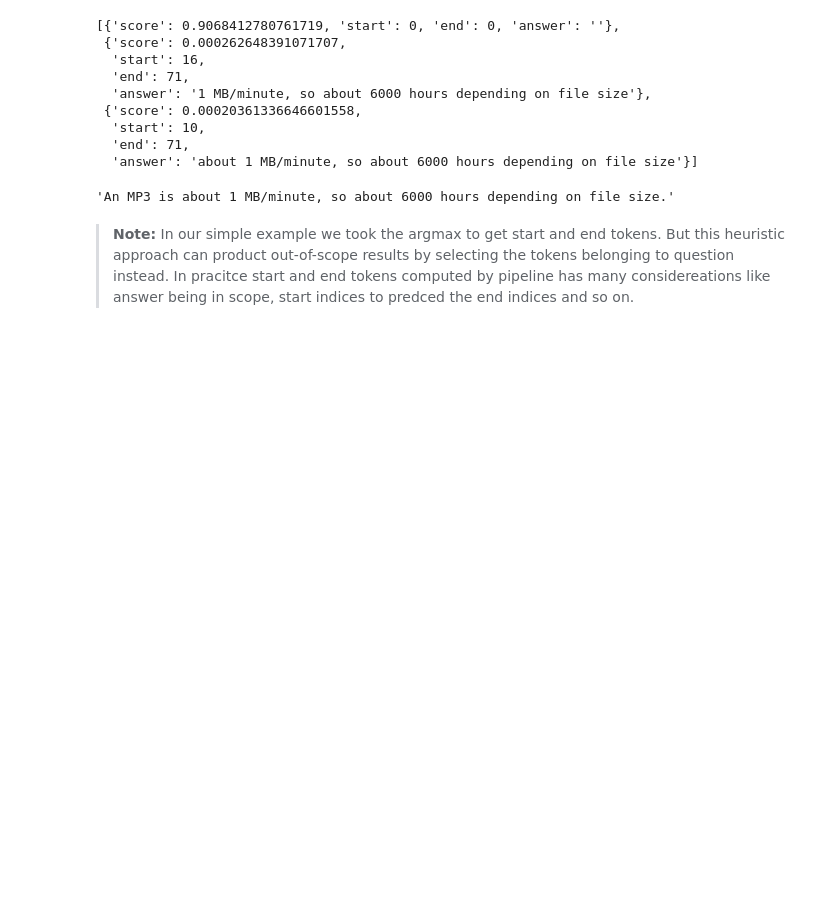
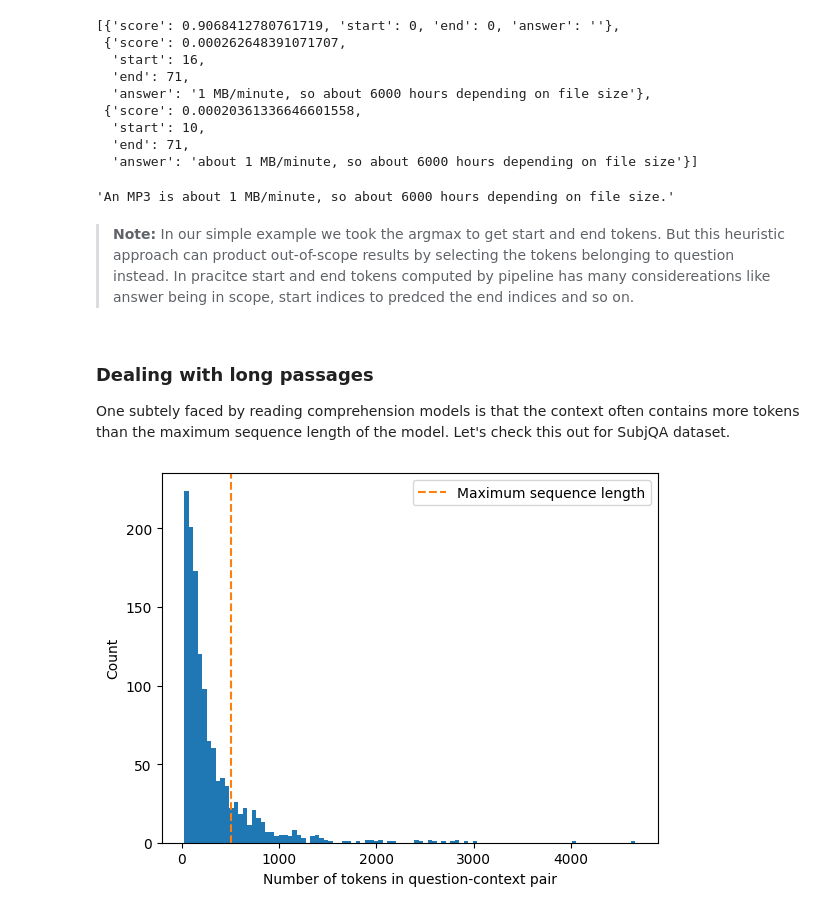
Before and after one commit to JpChii/nlp-with-hugging-face, a Jupyter notebook: notebooks/7-question-answering.ipynb, the cells around one changed output. Saved outputs shown, nothing was run; the diff lists cells and outputs as text; code cells hidden in the pictures; blank space fills up the shorter version.

Commit message:
dealing with long passages

```diff
--- a/notebooks/7-question-answering.ipynb
+++ b/notebooks/7-question-answering.ipynb
@@ -567,3 +567,32 @@ context
 'An MP3 is about 1 MB/minute, so about 6000 hours depending on file size.'
 # %% [markdown]
 > **Note:** In our simple example we took the argmax to get start and end tokens. But this heuristic approach can product out-of-scope results by selecting the tokens belonging to question instead. In pracitce start and end tokens computed by pipeline has many considereations like answer being in scope, start indices to predced the end indices and so on.
+# %% [markdown]
+### Dealing with long passages
+
+One subtely faced by reading comprehension models is that the context often contains more tokens than the maximum sequence length of the model.
+Let's check this out for SubjQA dataset.
+# %%
+def compute_input_length(row):
+    """_summary_
+
+    Accepts a single dataframe row and returnsd length of tokens for qa inputs
+
+    Args:
+        row (_type_): SubjQA dataset single row
+    """
+    inputs = tokenizer(row["question"], row["context"])
+    return len(inputs["input_ids"])
+
+dfs["train"]["n_tokens"] = dfs["train"].apply(compute_input_length, axis=1)
+# %%
+fig, ax = plt.subplots(nrows=1)
+dfs["train"]["n_tokens"].hist(bins=100, grid=False, ax=ax)
+plt.xlabel("Number of tokens in question-context pair")
+ax.axvline(x=512, ymin=0, ymax=1, linestyle="--", color="C1",
+           label="Maximum sequence length")
+plt.legend()
+plt.ylabel("Count")
+plt.show();
+# %% [output]
+[figure, added]
```
Also changed, not shown: parts of 1 cell of this notebook, 1 other file.
